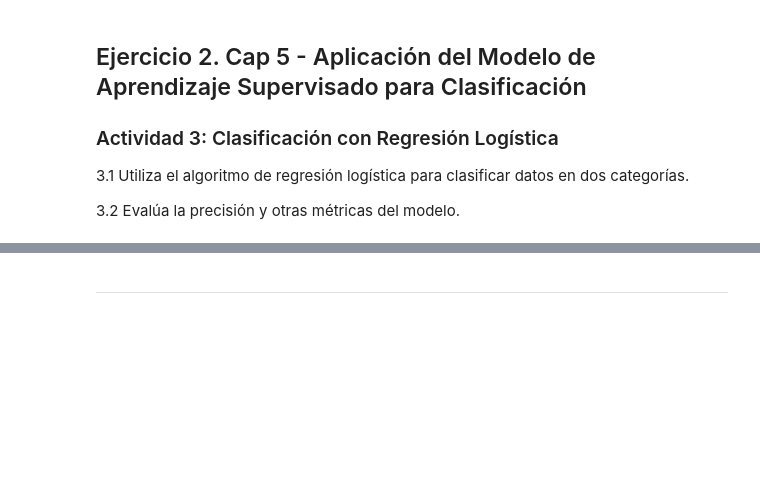
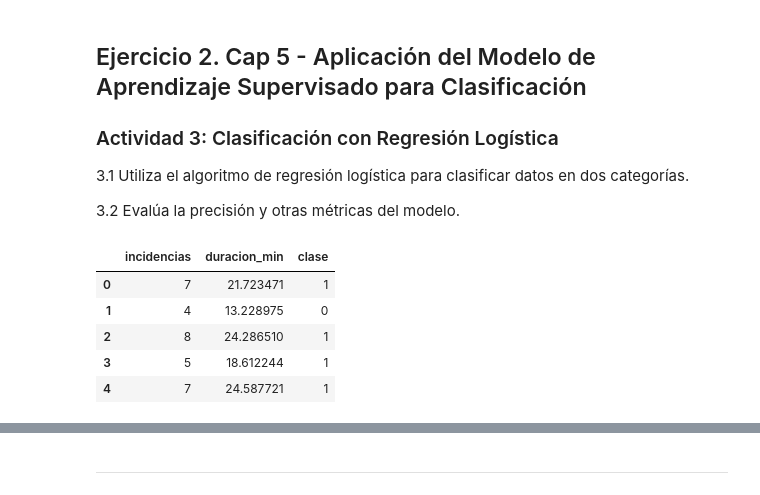
Before and after one commit to paulzamm/SIC-2025-EC, a Jupyter notebook: IA/Capitulo3-5/sem09_asin_capítulo3_AI.ipynb, the cells around one changed output, grey strips where cells are left out. Saved outputs shown, nothing was run; the diff lists cells and outputs as text; code cells hidden in the pictures; blank space fills up the shorter version.

```diff
--- a/IA/Capitulo3-5/sem09_asin_capítulo3_AI.ipynb
+++ b/IA/Capitulo3-5/sem09_asin_capítulo3_AI.ipynb
@@ -78,3 +128,37 @@ ___
 2.1 Implementa un modelo de regresión lineal para predecir una variable numérica.
 
 2.2 Entrena el modelo con un conjunto de datos y evalúa su rendimiento.
+# %%
+import pandas as pd
+import numpy as np
+from sklearn.model_selection import train_test_split
+from sklearn.linear_model import LinearRegression
+from sklearn.metrics import mean_squared_error, r2_score
+
+# Número de incidencias y duración de llamadas
+np.random.seed(42)
+n = 200
+incidencias = np.random.randint(1, 10, size=n)
+duracion = 5 + 2.5 * incidencias + np.random.normal(0, 2, size=n)
+
+df = pd.DataFrame({'incidencias': incidencias, 'duracion_min': duracion})
+
+print(df.head())
+
+# Dividir los datos en conjuntos de entrenamiento y prueba
+X = df[['incidencias']]
+y = df['duracion_min']
+X_train, X_test, y_train, y_test = train_test_split(X, y, test_size=0.2, random_state=42)
+
+# Crear y entrenar el modelo de regresión lineal
+model = LinearRegression()
+model.fit(X_train, y_train)
+
+# realizar predicciones
+y_pred = model.predict(X_test)
+
+# Evaluar el modelo
+mse = mean_squared_error(y_test, y_pred)
+r2 = r2_score(y_test, y_pred)
+print(f"\nError cuadrático medio: {mse}")
+print(f"R^2: {r2}")
@@ -85,3 +179,19 @@ ___
 3.1 Utiliza el algoritmo de regresión logística para clasificar datos en dos categorías.
 
 3.2 Evalúa la precisión y otras métricas del modelo.
+# %%
+from sklearn.linear_model import LogisticRegression
+from sklearn.metrics import accuracy_score, confusion_matrix, classification_report
+
+# Clasificar las llamadas en 'Cortas (0)', 'Largas (1)'
+umbral = df['duracion_min'].median()
+df['clase'] = np.where(df['duracion_min'] > umbral, 1, 0) # 1: Largas, 0: Cortas
+
+df.head()
+# %% [output]
+|  | incidencias | duracion_min | clase |
+| 0 | 7 | 21.723471 | 1 |
+| 1 | 4 | 13.228975 | 0 |
+| 2 | 8 | 24.286510 | 1 |
+| 3 | 5 | 18.612244 | 1 |
+| 4 | 7 | 24.587721 | 1 |
```
Also changed, not shown: parts of 9 cells of this notebook.
